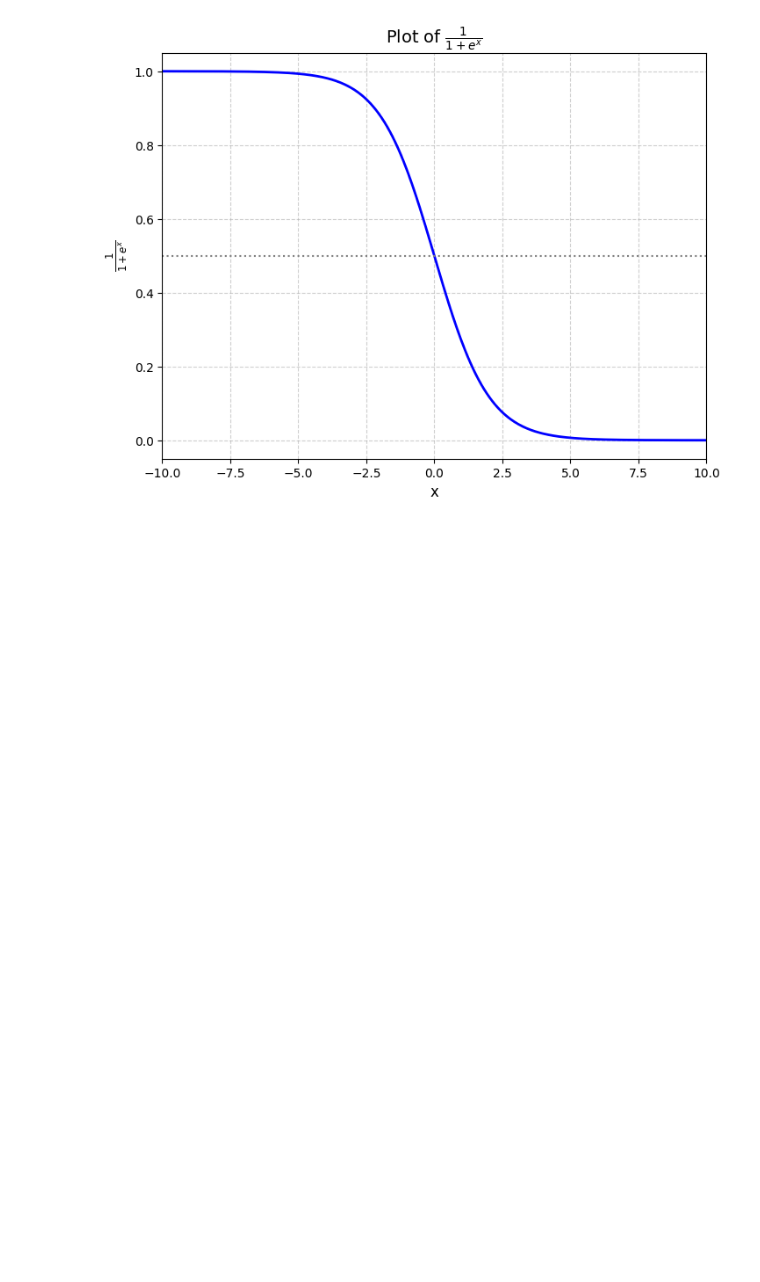
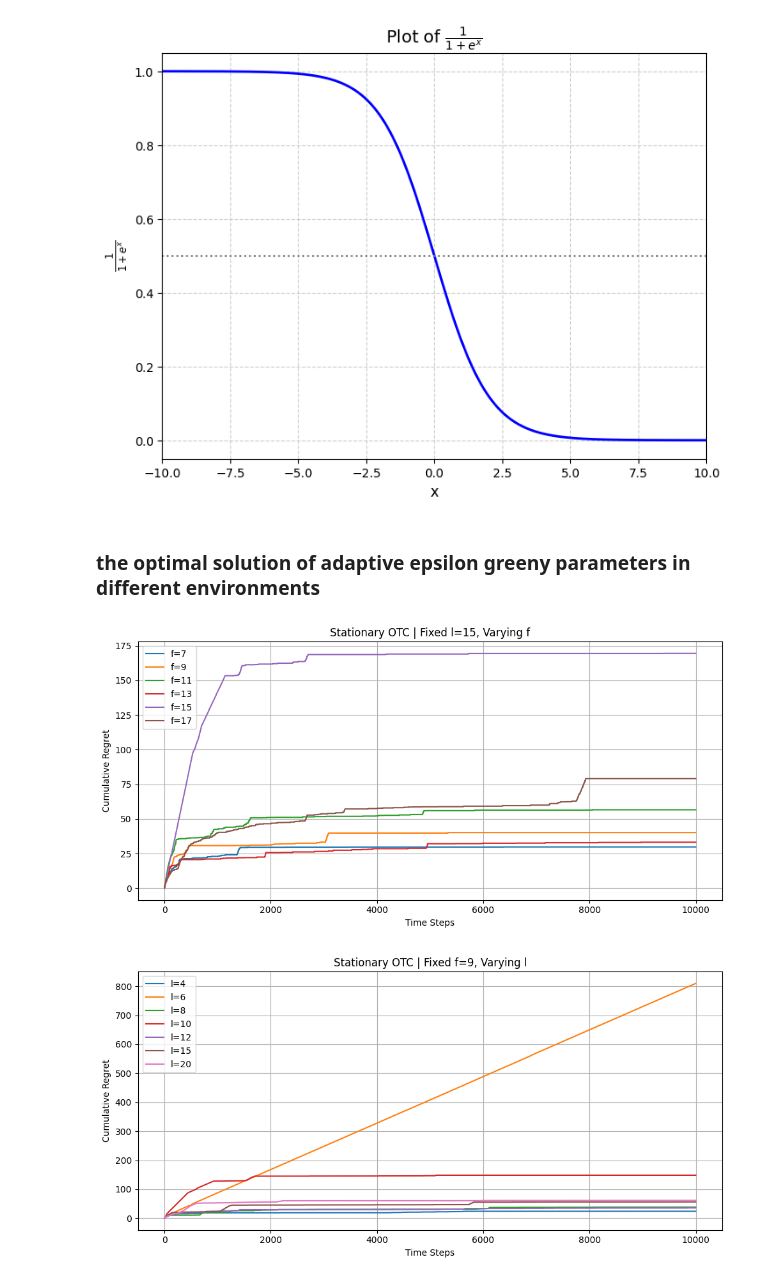
Before and after one commit to jessie-1001/RS-PROJECT, a Jupyter notebook: test.ipynb, the cells around one changed output. Drawn from its saved outputs; the diff is of its cells as text; code cells hidden in the pictures; blank space fills up the shorter version.

```diff
--- a/test.ipynb
+++ b/test.ipynb
@@ -282,3 +282,5 @@ results_df = (pd.DataFrame(results)
               .set_caption(f'Standard ε-Greedy Performance Over {num_trials} Trials')
               )
 display(results_df)
+# %% [markdown]
+### the optimal solution of adaptive epsilon greeny parameters in different environments
@@ -284,0 +341,47 @@ display(results_df)
+# %%
+# ==========================
+# Global Configuration
+# ==========================
+spreads = [0.1, 0.3, 0.5, 0.7, 0.9]
+num_arms = len(spreads)
+num_steps = 10000
+alpha = 0.4
+competitor_spread = 0.7
+dynamic_interval = 2000
+adversarial_penalty = 0.1
+penalty_mode = 'linear'
+num_agents = 1  # Single agent version
+
+# ==========================
+# Environment Factory Functions
+# ==========================
+def make_stationary_env():
+    return OTCEnvironment(spreads, competitor_spread, alpha)
+
+def make_ns_env():
+    return NonStationaryOTCEnvironment(spreads, competitor_spread, alpha, dynamic_interval)
+
+def make_ma_env():
+    return MultiAgentOTCEnvironment(spreads, competitor_spread, alpha, penalty_mode, adversarial_penalty)
+
+def make_ma_ns_env():
+    return NonStationaryMultiAgentOTCEnvironment(spreads, competitor_spread, alpha, dynamic_interval, adversarial_penalty, penalty_mode)
+
+# ==========================
+# Stationary Environment
+# ==========================
+
+# parameter
+fixed_l_vals = [15]
+varying_f_vals = [7, 9, 11, 13, 15, 17]
+fixed_f_vals = [9]
+varying_l_vals = [4, 6, 8, 10, 12, 15, 20]
+
+# Stationary
+smart_batch_tune_and_plot(make_stationary_env, "Stationary OTC", num_steps, num_arms,
+                          fixed_l_vals, varying_f_vals, fixed_f_vals, varying_l_vals,
+                          agent_class=Adaptive_Epsilon_Greedy,
+                          mode="single")
+# %% [output]
+[figure, added]
+[figure, added]
```
Also changed, not shown: parts of 5 cells of this notebook, 1 other file.
